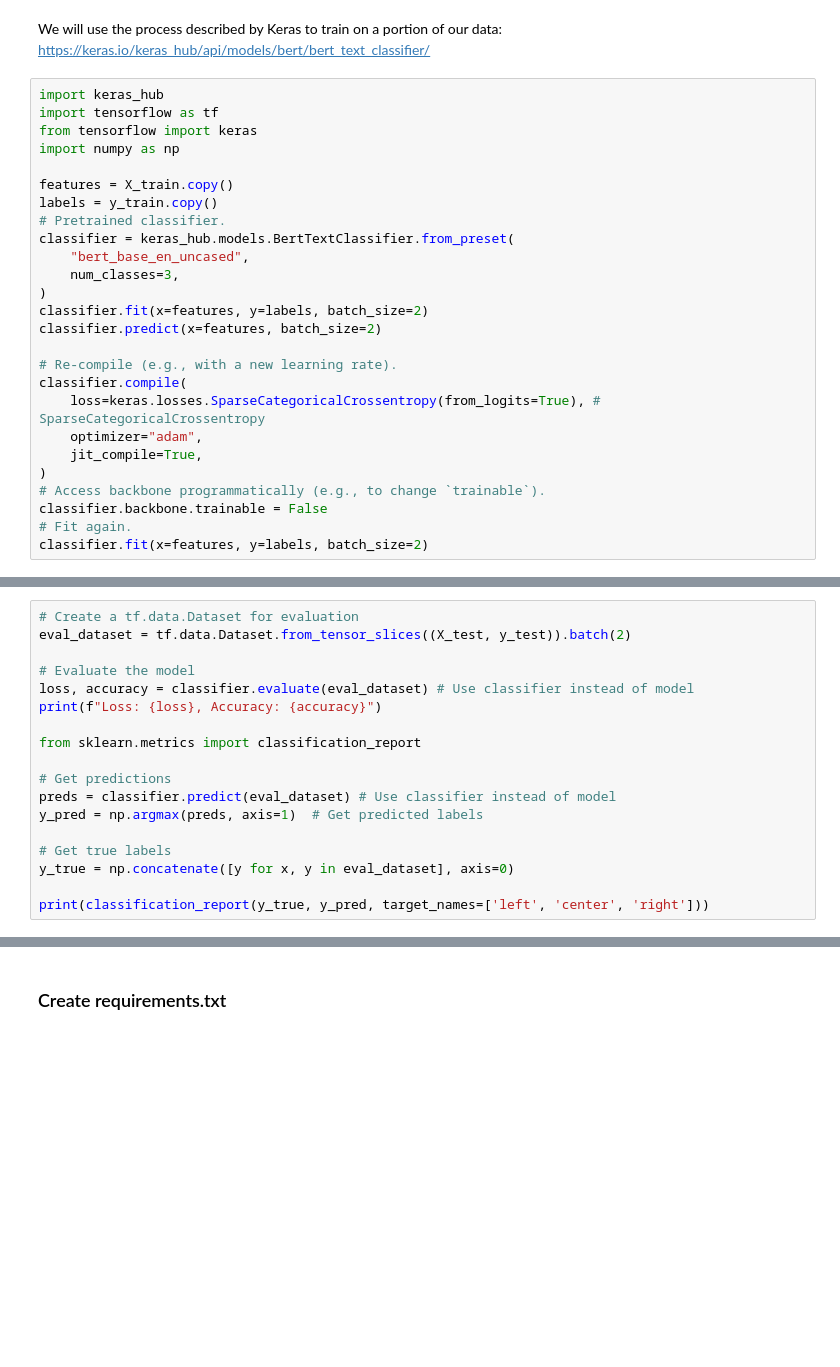
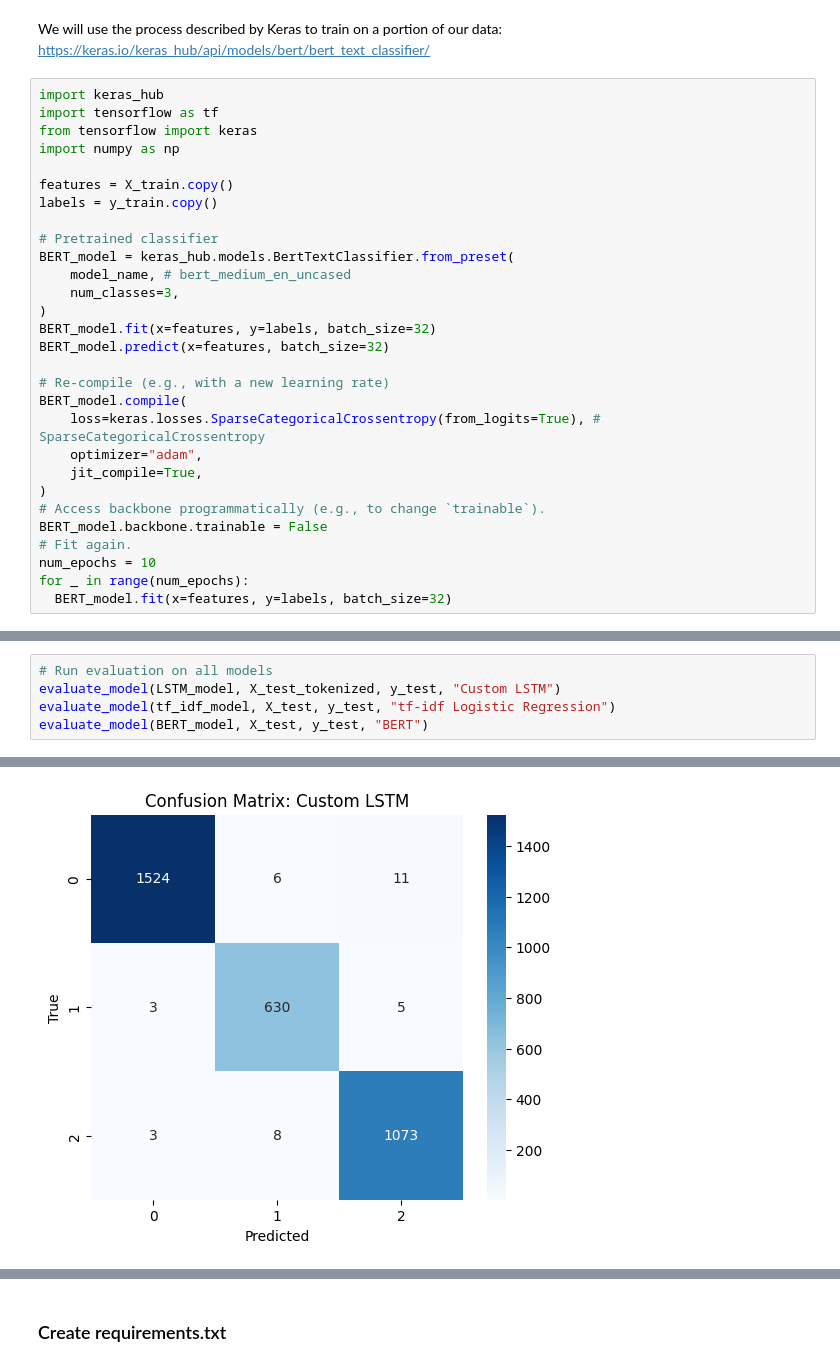
Before and after one commit to prathitkurup/News-Political-Bias-Detection, a Jupyter notebook: News_Bias_Detector.ipynb, the cells around one changed output, grey strips where cells are left out. Saved outputs shown, nothing was run; the diff lists cells and outputs as text; blank space fills up the shorter version.

Commit message:
Model with updated evaluation, final predictions

```diff
--- a/News_Bias_Detector.ipynb
+++ b/News_Bias_Detector.ipynb
@@ -508,22 +395,25 @@ import numpy as np
 
 features = X_train.copy()
 labels = y_train.copy()
-# Pretrained classifier.
-classifier = keras_hub.models.BertTextClassifier.from_preset(
-    "bert_base_en_uncased",
+
+# Pretrained classifier
+BERT_model = keras_hub.models.BertTextClassifier.from_preset(
+    model_name, # bert_medium_en_uncased
     num_classes=3,
 )
-classifier.fit(x=features, y=labels, batch_size=2)
-classifier.predict(x=features, batch_size=2)
+BERT_model.fit(x=features, y=labels, batch_size=32)
+BERT_model.predict(x=features, batch_size=32)
 
-# Re-compile (e.g., with a new learning rate).
-classifier.compile(
+# Re-compile (e.g., with a new learning rate)
+BERT_model.compile(
     loss=keras.losses.SparseCategoricalCrossentropy(from_logits=True), # SparseCategoricalCrossentropy
     optimizer="adam",
     jit_compile=True,
 )
 # Access backbone programmatically (e.g., to change `trainable`).
-classifier.backbone.trainable = False
+BERT_model.backbone.trainable = False
 # Fit again.
-classifier.fit(x=features, y=labels, batch_size=2)
+num_epochs = 10
+for _ in range(num_epochs):
+  BERT_model.fit(x=features, y=labels, batch_size=32)
 # %% [output]
@@ -539,18 +433,0 @@ BERT Baseline Model Evaluation
-# %%
-# Create a tf.data.Dataset for evaluation
-eval_dataset = tf.data.Dataset.from_tensor_slices((X_test, y_test)).batch(2)
-
-# Evaluate the model
-loss, accuracy = classifier.evaluate(eval_dataset) # Use classifier instead of model
-print(f"Loss: {loss}, Accuracy: {accuracy}")
-
-from sklearn.metrics import classification_report
-
-# Get predictions
-preds = classifier.predict(eval_dataset) # Use classifier instead of model
-y_pred = np.argmax(preds, axis=1)  # Get predicted labels
-
-# Get true labels
-y_true = np.concatenate([y for x, y in eval_dataset], axis=0)
-
-print(classification_report(y_true, y_pred, target_names=['left', 'center', 'right']))
@@ -573,0 +504,6 @@ Accuracy: 0.4723
+# %%
+# Run evaluation on all models
+evaluate_model(LSTM_model, X_test_tokenized, y_test, "Custom LSTM")
+evaluate_model(tf_idf_model, X_test, y_test, "tf-idf Logistic Regression")
+evaluate_model(BERT_model, X_test, y_test, "BERT")
+# %% [output]
@@ -573,0 +524 @@ Accuracy: 0.4723
+[figure, added]
```
Also changed, not shown: parts of 39 cells of this notebook.
